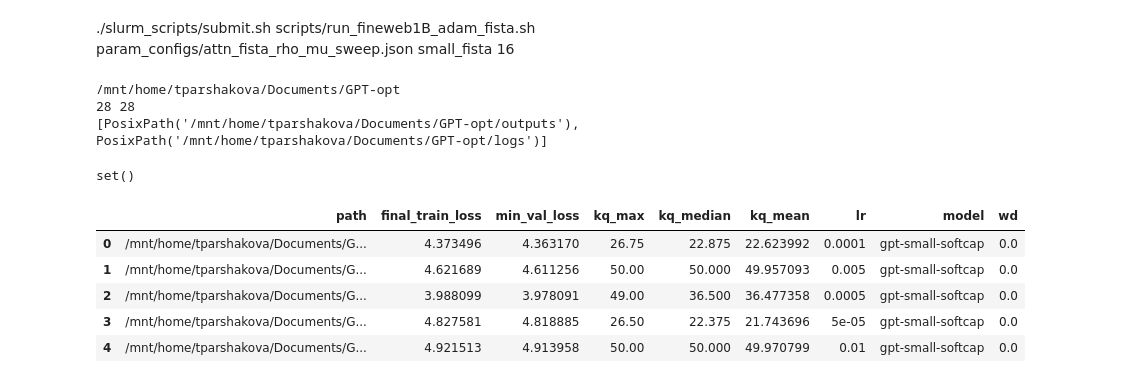
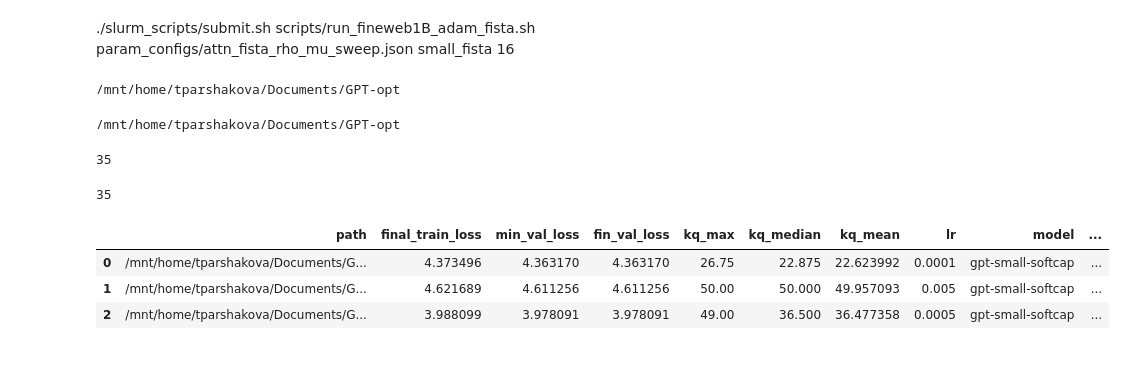
Before and after one commit to gowerrobert/GPT-opt, a Jupyter notebook: sweeps/sweep_lr_baselines.ipynb, the cells around one changed output. Drawn from its saved outputs; the diff is of its cells as text; code cells hidden in the pictures.

```diff
--- a/sweeps/sweep_lr_baselines.ipynb
+++ b/sweeps/sweep_lr_baselines.ipynb
@@ -5,10 +5,13 @@ from sweep_utils import *
 # %%
 param_configs = "../param_configs/adamw_kq.json"
 script_name = "../scripts/run_fineweb1B_adam.sh"
-df, missing = load_sweep_jsons(param_configs, script_name)
-missing
+df, _ = load_sweep_jsons(param_configs, script_name)
 # %% [output]
 /mnt/home/tparshakova/Documents/GPT-opt
-28 28
-[PosixPath('/mnt/home/tparshakova/Documents/GPT-opt/outputs'), PosixPath('/mnt/home/tparshakova/Documents/GPT-opt/logs')]
-set()
+# %%
+param_configs = "../param_configs/attn_fista_rhomu_best1_lr_sweep.json"
+script_name = "../scripts/run_fineweb1B_adam_fista.sh"
+df_fista, _ = load_sweep_jsons(param_configs, script_name)
+df_fista["model"] = "gpt-small-fista"
+# %% [output]
+/mnt/home/tparshakova/Documents/GPT-opt
@@ -15,9 +28,16 @@ set()
+# %%
+len(df)+len(df_fista)
+# %% [output]
+35
+# %%
+df = pd.concat([df, df_fista], ignore_index=True)
+len(df)
+# %% [output]
+35
 # %%
-df[:5]
+df[:3]
 # %% [output]
-|  | path | final_train_loss | min_val_loss | kq_max | kq_median | kq_mean | lr | model | wd |
-| 0 | /mnt/home/tparshakova/Documents/G... | 4.373496 | 4.363170 | 26.75 | 22.875 | 22.623992 | 0.0001 | gpt-small-softcap | 0.0 |
-| 1 | /mnt/home/tparshakova/Documents/G... | 4.621689 | 4.611256 | 50.00 | 50.000 | 49.957093 | 0.005 | gpt-small-softcap | 0.0 |
-| 2 | /mnt/home/tparshakova/Documents/G... | 3.988099 | 3.978091 | 49.00 | 36.500 | 36.477358 | 0.0005 | gpt-small-softcap | 0.0 |
-| 3 | /mnt/home/tparshakova/Documents/G... | 4.827581 | 4.818885 | 26.50 | 22.375 | 21.743696 | 5e-05 | gpt-small-softcap | 0.0 |
-| 4 | /mnt/home/tparshakova/Documents/G... | 4.921513 | 4.913958 | 50.00 | 50.000 | 49.970799 | 0.01 | gpt-small-softcap | 0.0 |
+|  | path | final_train_loss | min_val_loss | fin_val_loss | kq_max | kq_median | kq_mean | lr | model | ... |
+| 0 | /mnt/home/tparshakova/Documents/G... | 4.373496 | 4.363170 | 4.363170 | 26.75 | 22.875 | 22.623992 | 0.0001 | gpt-small-softcap | ... |
+| 1 | /mnt/home/tparshakova/Documents/G... | 4.621689 | 4.611256 | 4.611256 | 50.00 | 50.000 | 49.957093 | 0.005 | gpt-small-softcap | ... |
+| 2 | /mnt/home/tparshakova/Documents/G... | 3.988099 | 3.978091 | 3.978091 | 49.00 | 36.500 | 36.477358 | 0.0005 | gpt-small-softcap | ... |
```
Also changed, not shown: parts of 8 cells of this notebook, 16 other files.
